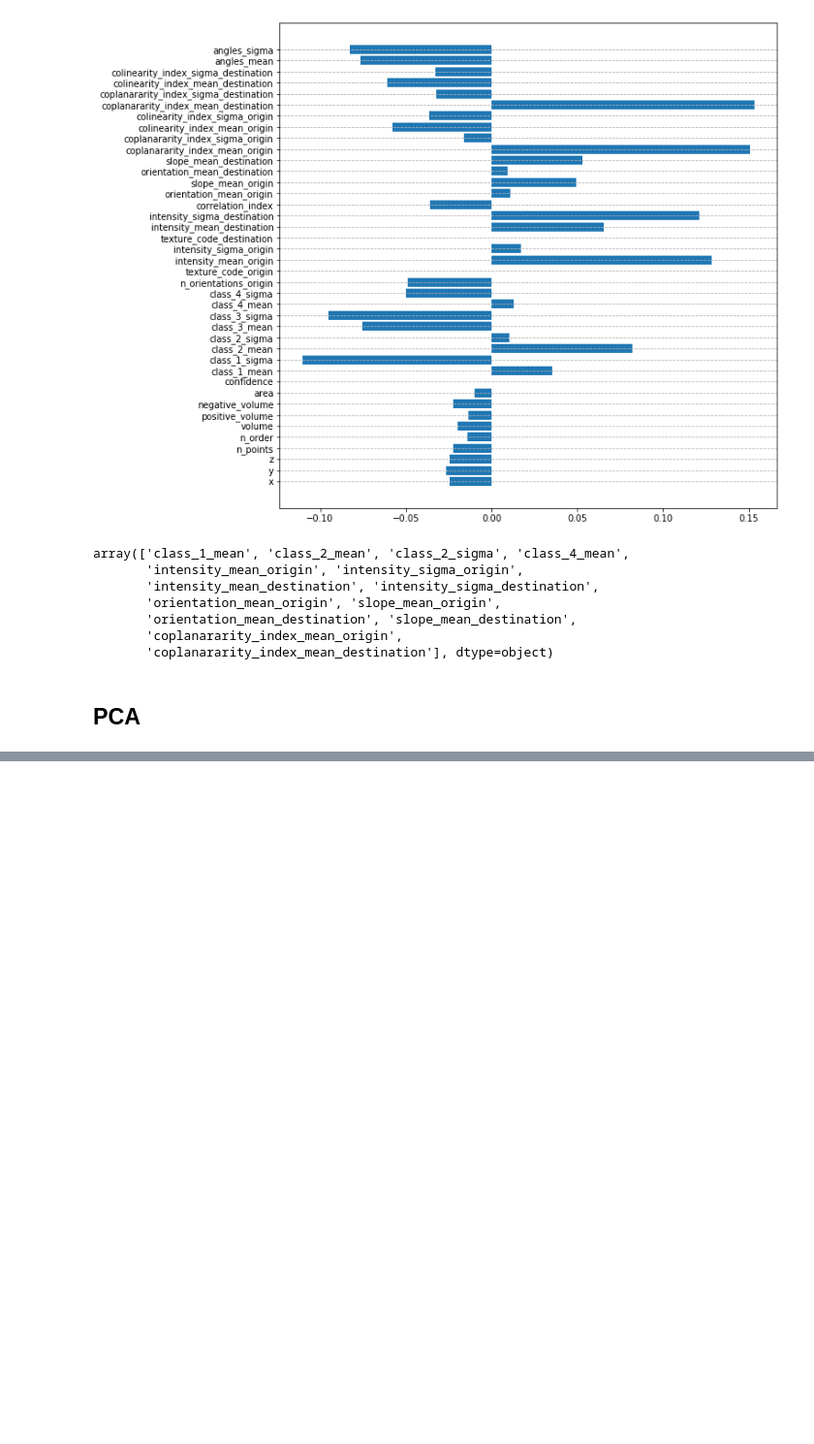
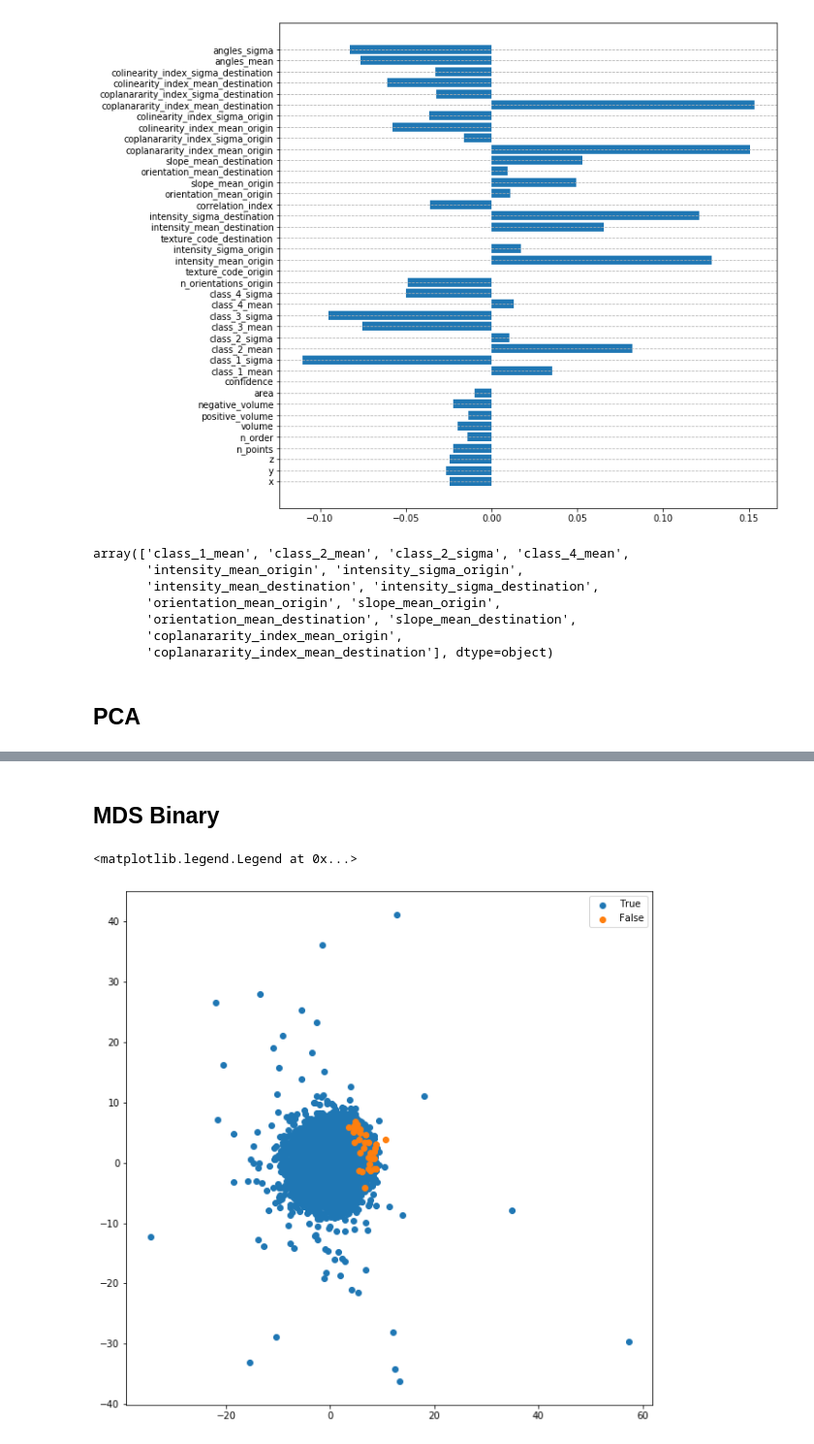
Before and after one commit to nicolaspascual/point-cloud-learn, a Jupyter notebook: notebooks/1-Cluster initial analysis.ipynb, the cells around one changed output, grey strips where cells are left out. Shown at 97% size. Drawn from its saved outputs; the diff is of its cells as text; code cells hidden in the pictures; blank space fills up the shorter version.

```diff
--- a/notebooks/1-Cluster initial analysis.ipynb
+++ b/notebooks/1-Cluster initial analysis.ipynb
@@ -140,0 +139,23 @@ plt.legend()
+# %% [markdown]
+## MDS Binary
+# %%
+from sklearn.manifold import MDS
+
+
+X = data[numerical_columns].drop(
+    ['confidence', 'texture_code_origin', 'texture_code_destination'],
+    axis=1
+)
+X = (X - X.mean()) / X.std()
+y = ((data['classification'] == 'Vegetation') | (data['classification'] == 'Limit_effect'))
+
+mds = MDS(n_components=2, n_jobs=-1)
+transformed_data = mds.fit_transform(X)
+
+fig, ax = plt.subplots()
+for classification in y.unique():
+    ax.scatter(*transformed_data[y == classification].T, label=classification)
+plt.legend()
+# %% [output]
+<matplotlib.legend.Legend at 0x...>
+[figure, added]
```
Also changed, not shown: parts of 7 cells of this notebook, 4 other files.
